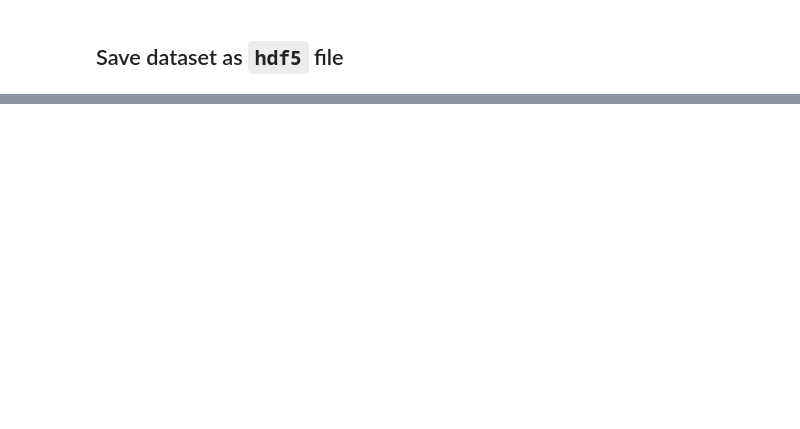
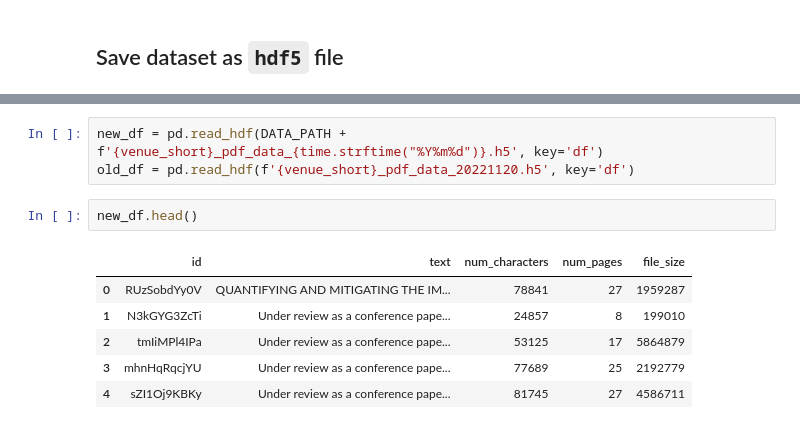
Before and after one commit to fedebotu/ICLR2023-OpenReviewData, a Jupyter notebook: notebooks/0b. Crawl PDF.ipynb, the cells around one changed output, grey strips where cells are left out. Drawn from its saved outputs; the diff is of its cells as text; blank space fills up the shorter version.

```diff
--- a/notebooks/0b. Crawl PDF.ipynb
+++ b/notebooks/0b. Crawl PDF.ipynb
@@ -106,0 +139,12 @@ data.to_hdf(DATA_PATH + f'{venue_short}_pdf_data_{time.strftime("%Y%m%d")}.h5',
+# %%
+new_df = pd.read_hdf(DATA_PATH + f'{venue_short}_pdf_data_{time.strftime("%Y%m%d")}.h5', key='df')
+old_df = pd.read_hdf(f'{venue_short}_pdf_data_20221120.h5', key='df')
+# %%
+new_df.head()
+# %% [output]
+|  | id | text | num_characters | num_pages | file_size |
+| 0 | RUzSobdYy0V | QUANTIFYING AND MITIGATING THE IM... | 78841 | 27 | 1959287 |
+| 1 | N3kGYG3ZcTi | Under review as a conference pape... | 24857 | 8 | 199010 |
+| 2 | tmIiMPl4IPa | Under review as a conference pape... | 53125 | 17 | 5864879 |
+| 3 | mhnHqRqcjYU | Under review as a conference pape... | 77689 | 25 | 2192779 |
+| 4 | sZI1Oj9KBKy | Under review as a conference pape... | 81745 | 27 | 4586711 |
```
Also changed, not shown: parts of 8 cells of this notebook, 1 other file.
